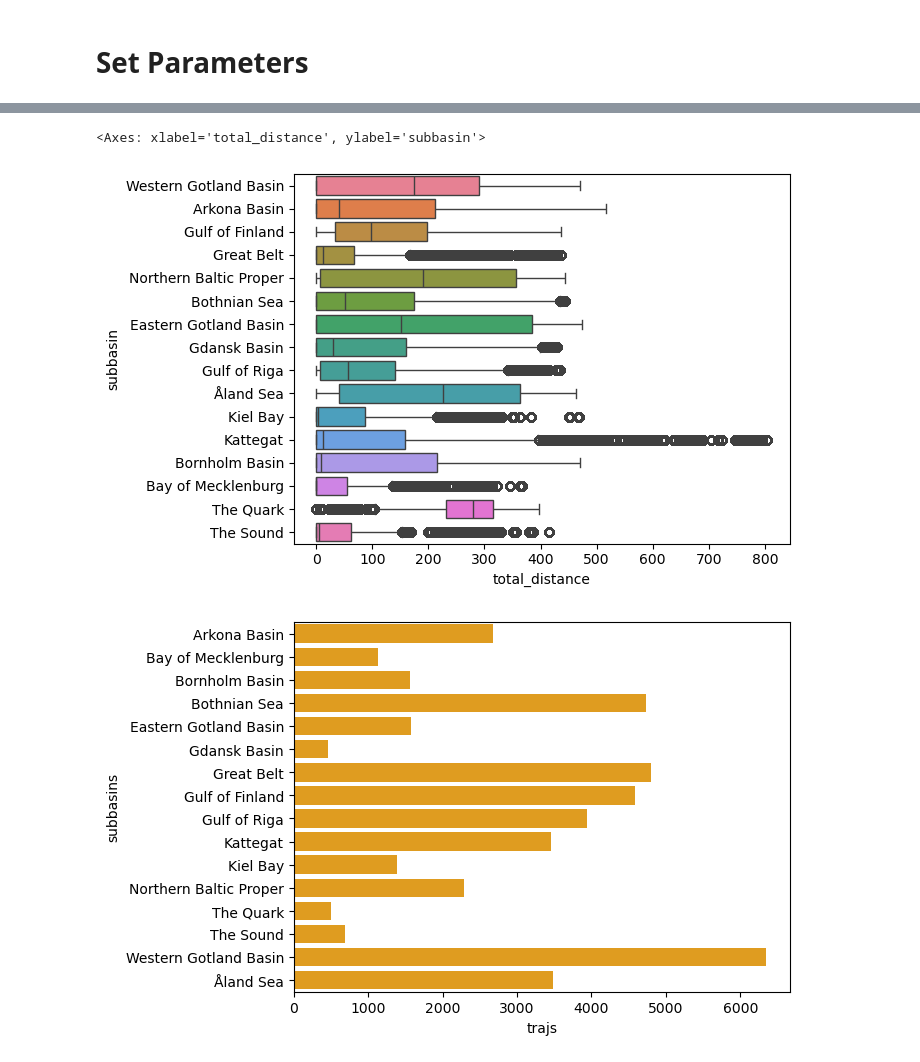
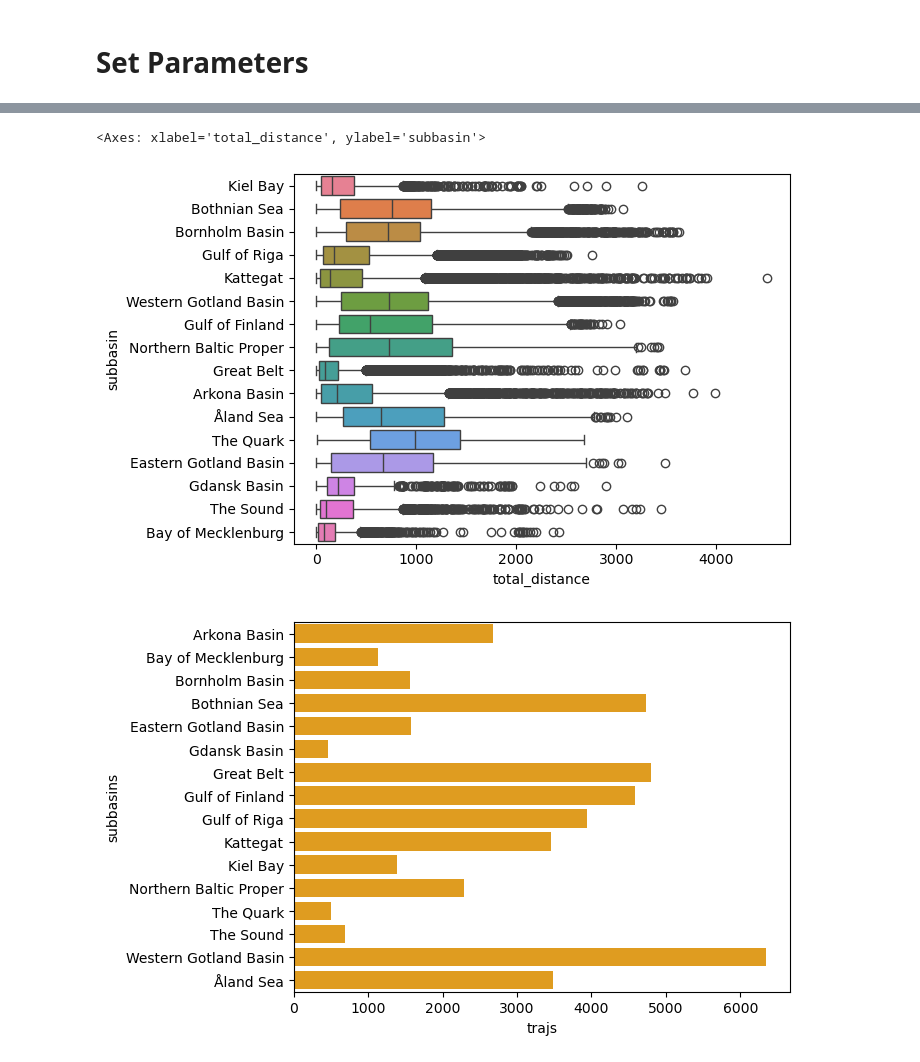
Before and after one commit to geomar-od-lagrange/2025_fucus-dispersal, a Jupyter notebook: notebooks/FucusVisualization.ipynb, the cells around one changed output, grey strips where cells are left out. Drawn from its saved outputs; the diff is of its cells as text; code cells hidden in the pictures.

Commit message:
Reworked Distance plot and added heatmap

```diff
--- a/notebooks/FucusVisualization.ipynb
+++ b/notebooks/FucusVisualization.ipynb
@@ -274,5 +433,5 @@ sns.lineplot(
 # %%
-sns.boxplot(df, x="total_distance", y="subbasin", hue="subbasin")
+sns.boxplot(df_total, x="total_distance", y="subbasin", hue="subbasin")
 # %% [output]
 <Axes: xlabel='total_distance', ylabel='subbasin'>
-[figure, old version]
+[figure, new version]
```
Also changed, not shown: parts of 49 cells of this notebook.
